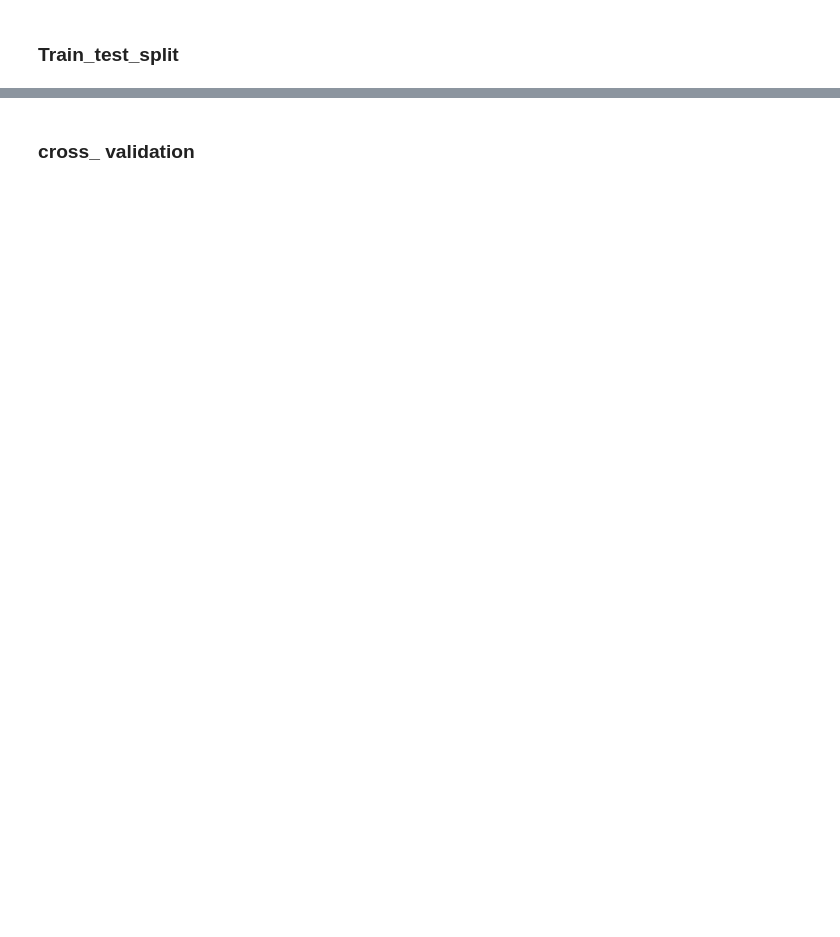
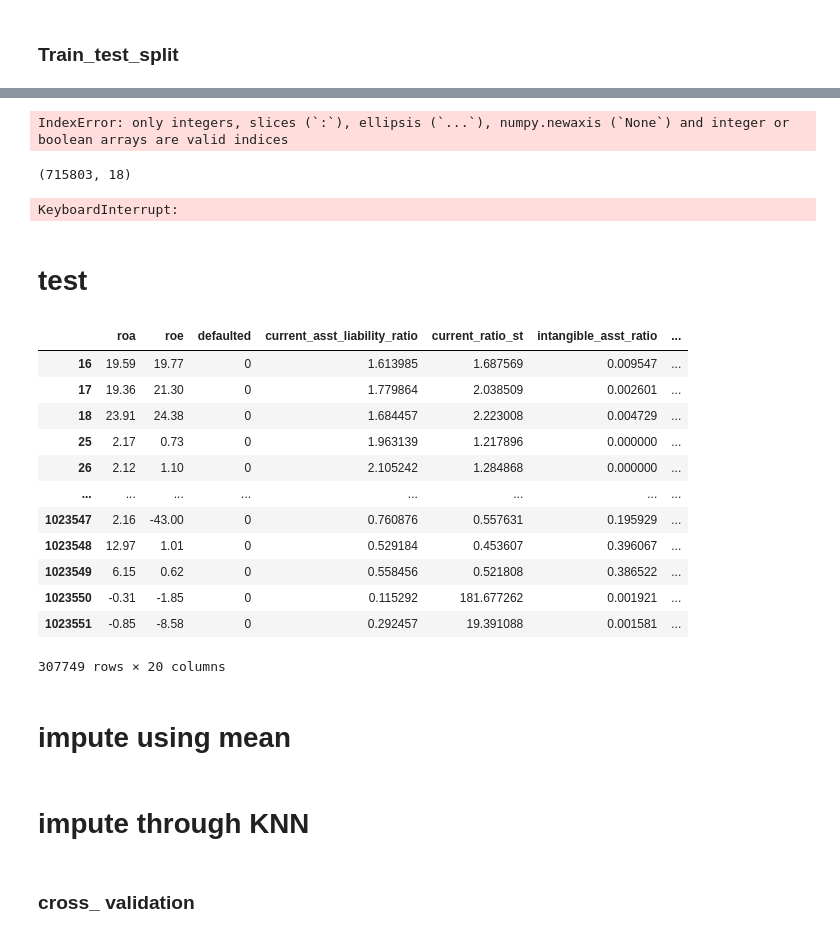
Before and after one commit to shangluyang/3001_final_project, a Jupyter notebook: notebooks/feature engineering.ipynb, the cells around one changed output, grey strips where cells are left out. Cells and saved outputs as stored; diff of their text form; code cells hidden in the pictures; blank space fills up the shorter version.

```diff
--- a/notebooks/feature engineering.ipynb
+++ b/notebooks/feature engineering.ipynb
@@ -316,3 +389,40 @@ df.iloc[:,39:].drop(columns = ['wc_net','margin_fin','cf_operations']).isnull().
+# %%
+log_col = train_X['log_total_asset']
+scaler = MinMaxScaler()
+train_X = scaler.fit_transform(train_X.drop(columns=['log_total_asset']))
+# %% [output]
+IndexError: only integers, slices (`:`), ellipsis (`...`), numpy.newaxis (`None`) and integer or boolean arrays are valid indices
+# %%
+train_X = np.append(train_X,log_col[:,np.newaxis], axis=1)
+# %% [output]
+(715803, 18)
+# %%
+clf = SVC(gamma='auto')
+clf.fit(train_X,train_y)
+# %% [output]
+KeyboardInterrupt:
+# %% [markdown]
+# test
+# %%
+test.drop()
+# %% [output]
+|  | roa | roe | defaulted | current_asst_liability_ratio | current_ratio_st | intangible_asst_ratio | ... |
+| 16 | 19.59 | 19.77 | 0 | 1.613985 | 1.687569 | 0.009547 | ... |
+| 17 | 19.36 | 21.30 | 0 | 1.779864 | 2.038509 | 0.002601 | ... |
+| 18 | 23.91 | 24.38 | 0 | 1.684457 | 2.223008 | 0.004729 | ... |
+| 25 | 2.17 | 0.73 | 0 | 1.963139 | 1.217896 | 0.000000 | ... |
+| 26 | 2.12 | 1.10 | 0 | 2.105242 | 1.284868 | 0.000000 | ... |
+| ... | ... | ... | ... | ... | ... | ... | ... |
+| 1023547 | 2.16 | -43.00 | 0 | 0.760876 | 0.557631 | 0.195929 | ... |
+| 1023548 | 12.97 | 1.01 | 0 | 0.529184 | 0.453607 | 0.396067 | ... |
+| 1023549 | 6.15 | 0.62 | 0 | 0.558456 | 0.521808 | 0.386522 | ... |
+| 1023550 | -0.31 | -1.85 | 0 | 0.115292 | 181.677262 | 0.001921 | ... |
+| 1023551 | -0.85 | -8.58 | 0 | 0.292457 | 19.391088 | 0.001581 | ... |
+307749 rows × 20 columns
+# %% [markdown]
+# impute using mean
+# %% [markdown]
+# impute through KNN
 # %% [markdown]
 ### cross_ validation
 # %%
```
Also changed, not shown: parts of 38 cells of this notebook, 1 other file.
